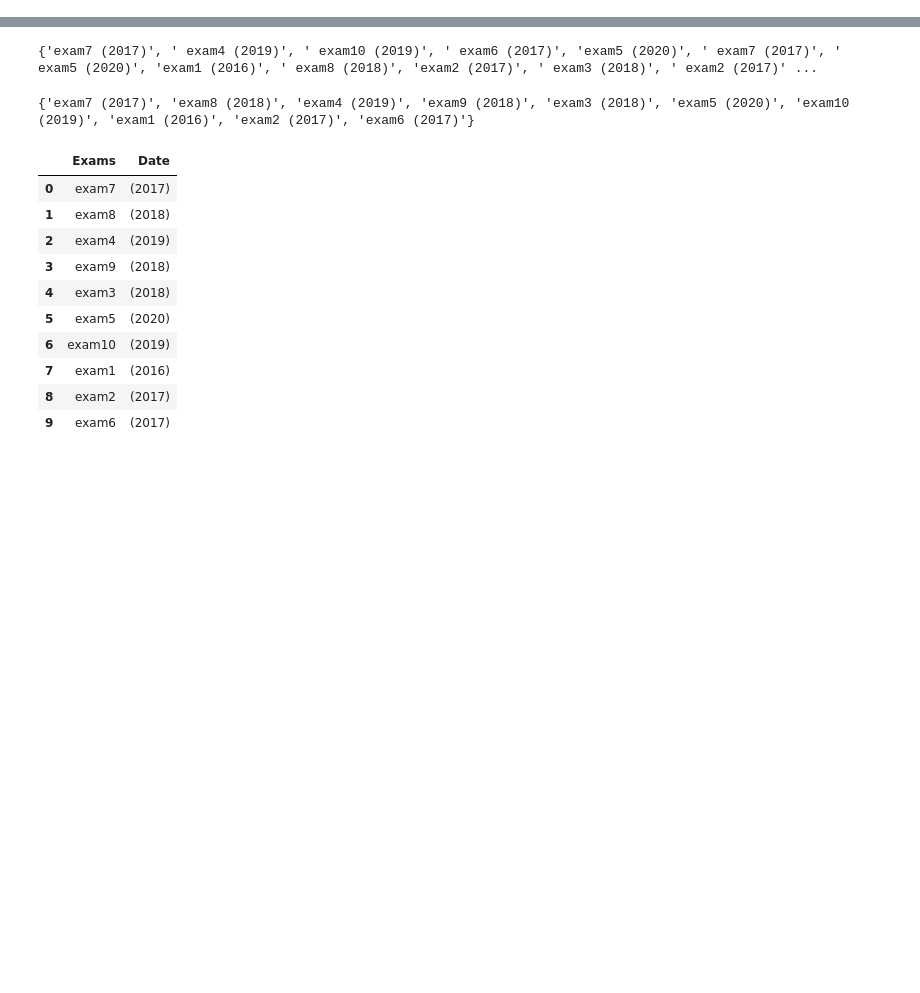
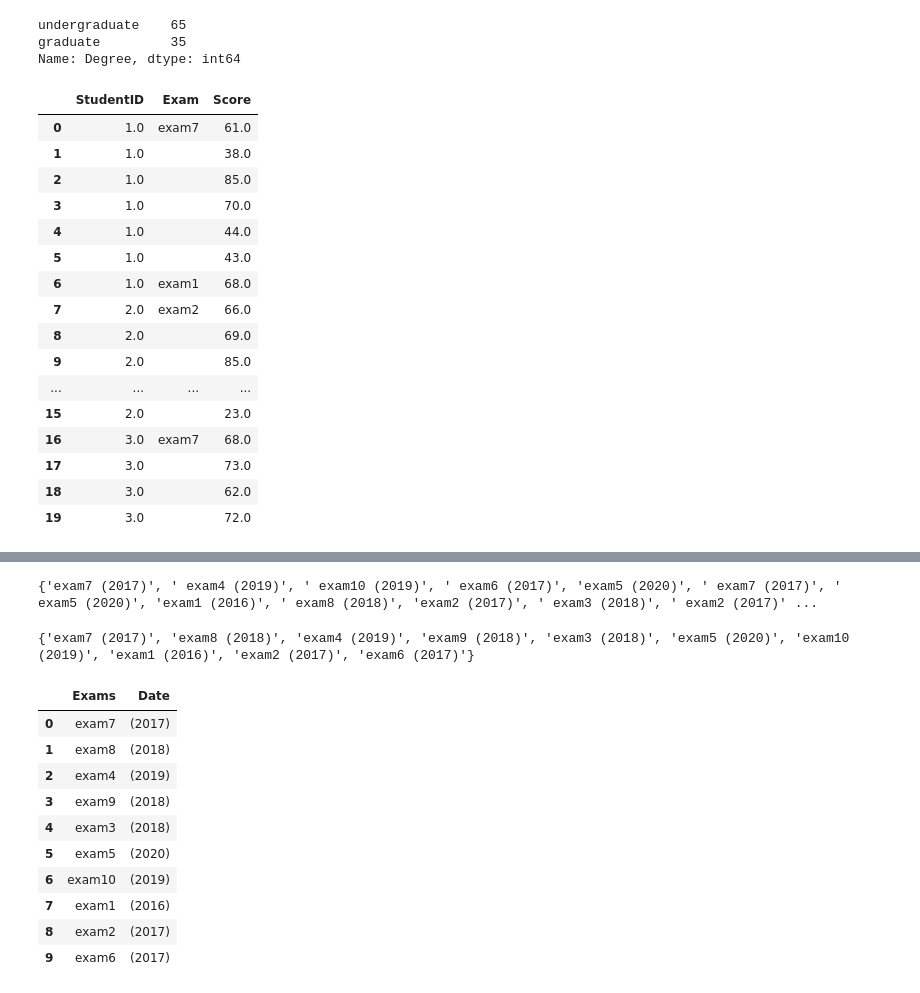
Before and after one commit to prashantkumaromar/Assignmnt6, a Jupyter notebook: Assignment6Practice.ipynb, the cells around one changed output, grey strips where cells are left out. Drawn from its saved outputs; the diff is of its cells as text; code cells hidden in the pictures; blank space fills up the shorter version.

```diff
--- a/Assignment6Practice.ipynb
+++ b/Assignment6Practice.ipynb
@@ -20,3 +20,18 @@ df
 | 0 | 1 | Rodriguez | graduate | exam7 (2017), exam9 (2018), exam3... | 61, 38, 85, 70, 44, 43, 68 |
 | 1 | 2 | Pamela | undergraduate | exam2 (2017), exam2 (2017), exam8... | 66, 69, 85, 62, 92, 72, 44, 50, 23 |
 | 2 | 3 | Jackson | graduate | exam7 (2017), exam6 (2017), exam2... | 68, 73, 62, 72 |
+# %%
+    df2 = pd.DataFrame({'StudentID' : pd.Series(dtype='int64'),
+                        'Exam' : pd.Series(dtype='str'),
+                        'Score': pd.Series(dtype='int64')})
+    for i, row in df.iterrows():
+        for exam_year, score in zip(row['Exams'].split(','), row['Scores'].split(',')):
+            print(exam_year, score)
+            exam = exam_year.strip().split(' ')[0]
+            print('exam_year.split(' ')', exam_year.split(' '))
+            score = int(score.strip())
+            len = df2.shape[0]
+            print(exam, score)
+            df2.loc[len, 'StudentID'] = row['StudentID']
+            df2.loc[len, 'Exam'] = exam
+            df2.loc[len, 'Score'] = score
@@ -22,0 +58,26 @@ df
+# %%
+df_students_from_file.Degree.value_counts()
+# %% [output]
+undergraduate    65
+graduate         35
+Name: Degree, dtype: int64
+# %%
+    df2
+# %% [output]
+|  | StudentID | Exam | Score |
+| 0 | 1.0 | exam7 | 61.0 |
+| 1 | 1.0 |  | 38.0 |
+| 2 | 1.0 |  | 85.0 |
+| 3 | 1.0 |  | 70.0 |
+| 4 | 1.0 |  | 44.0 |
+| 5 | 1.0 |  | 43.0 |
+| 6 | 1.0 | exam1 | 68.0 |
+| 7 | 2.0 | exam2 | 66.0 |
+| 8 | 2.0 |  | 69.0 |
+| 9 | 2.0 |  | 85.0 |
+| ... | ... | ... | ... |
+| 15 | 2.0 |  | 23.0 |
+| 16 | 3.0 | exam7 | 68.0 |
+| 17 | 3.0 |  | 73.0 |
+| 18 | 3.0 |  | 62.0 |
+| 19 | 3.0 |  | 72.0 |
```
Also changed, not shown: parts of 13 cells of this notebook, 27 other files.
